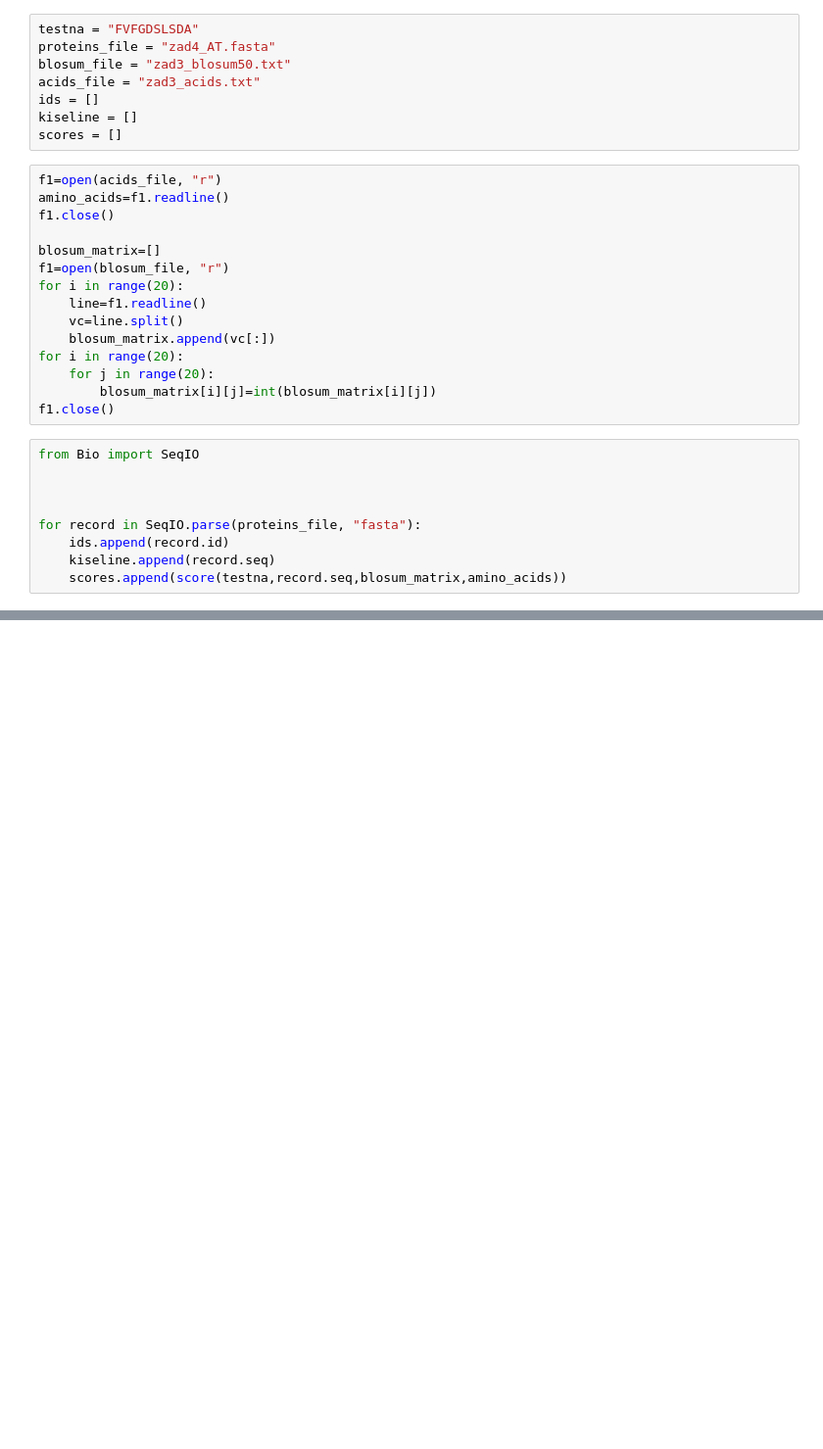
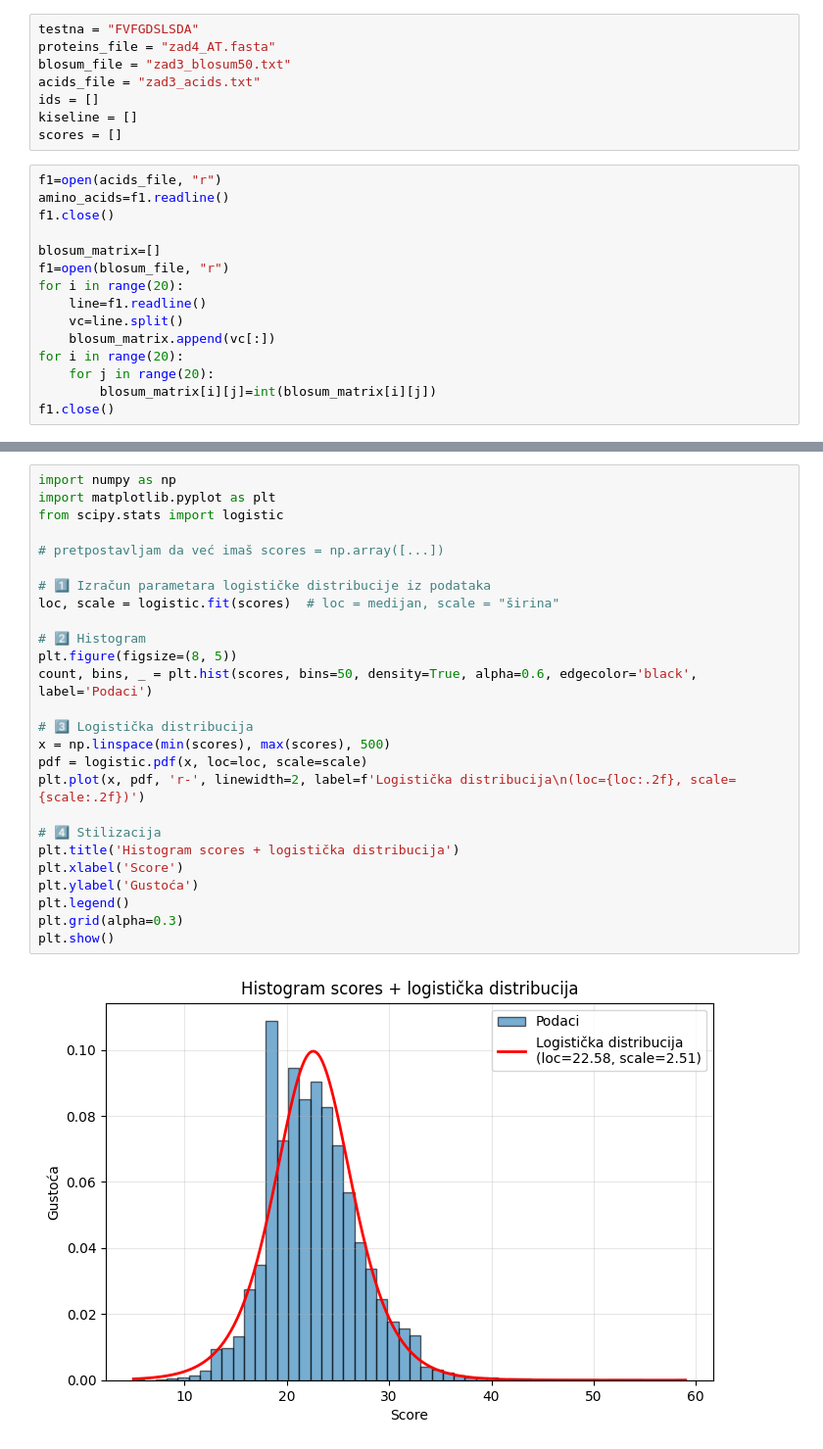
Before and after one commit to Lvlad0022/Bioinformatika, a Jupyter notebook: Zad4.ipynb, the cells around one changed output, grey strips where cells are left out. Shown at 98% size. Drawn from its saved outputs; the diff is of its cells as text; blank space fills up the shorter version.

```diff
--- a/Zad4.ipynb
+++ b/Zad4.ipynb
@@ -64,12 +64,3 @@ for i in range(20):
     for j in range(20):
         blosum_matrix[i][j]=int(blosum_matrix[i][j])
 f1.close()
-# %%
-from Bio import SeqIO
-
-
-
-for record in SeqIO.parse(proteins_file, "fasta"):
-    ids.append(record.id)
-    kiseline.append(record.seq)
-    scores.append(score(testna,record.seq,blosum_matrix,amino_acids))
@@ -170,0 +182,28 @@ AUC = 0.7995897020171926
+# %%
+import numpy as np
+import matplotlib.pyplot as plt
+from scipy.stats import logistic
+
+# pretpostavljam da već imaš scores = np.array([...])
+
+# 1️⃣ Izračun parametara logističke distribucije iz podataka
+loc, scale = logistic.fit(scores)  # loc = medijan, scale = "širina"
+
+# 2️⃣ Histogram
+plt.figure(figsize=(8, 5))
+count, bins, _ = plt.hist(scores, bins=50, density=True, alpha=0.6, edgecolor='black', label='Podaci')
+
+# 3️⃣ Logistička distribucija
+x = np.linspace(min(scores), max(scores), 500)
+pdf = logistic.pdf(x, loc=loc, scale=scale)
+plt.plot(x, pdf, 'r-', linewidth=2, label=f'Logistička distribucija\n(loc={loc:.2f}, scale={scale:.2f})')
+
+# 4️⃣ Stilizacija
+plt.title('Histogram scores + logistička distribucija')
+plt.xlabel('Score')
+plt.ylabel('Gustoća')
+plt.legend()
+plt.grid(alpha=0.3)
+plt.show()
+# %% [output]
+[figure, added]
```
Also changed, not shown: parts of 15 cells of this notebook, 1 other file.
